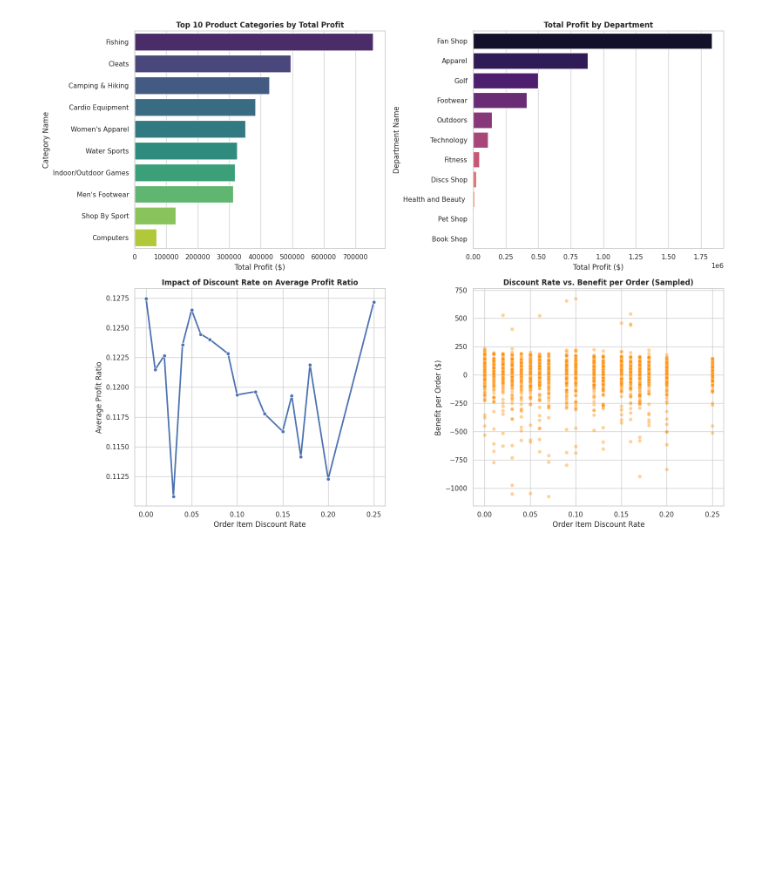
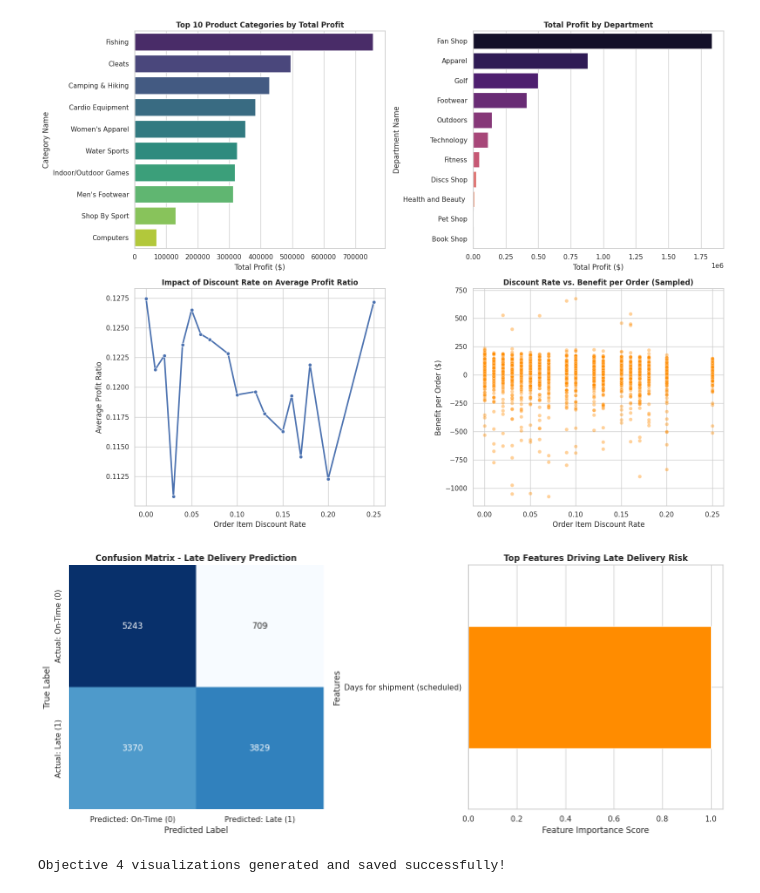
Before and after one commit to Ravna95/Capstone-Project, a Jupyter notebook: DataCo_Smart_Supply_Chain.ipynb, the cells around one changed output. Saved outputs shown, nothing was run; the diff lists cells and outputs as text; code cells hidden in the pictures; blank space fills up the shorter version.

```diff
--- a/DataCo_Smart_Supply_Chain.ipynb
+++ b/DataCo_Smart_Supply_Chain.ipynb
@@ -741,3 +741,39 @@ Passing `palette` without assigning `hue` is deprecated and will be removed in v
   sns.barplot(
 Analysis complete! Visualizations saved to 'objective_3_analysis.png'.
 [figure]
+# %%
+from sklearn.metrics import confusion_matrix
+import matplotlib.pyplot as plt
+import seaborn as sns
+
+# Set plotting style
+sns.set_theme(style="whitegrid")
+fig, axes = plt.subplots(1, 2, figsize=(14, 6))
+
+# 1. Confusion Matrix Heatmap
+cm = confusion_matrix(y_test, y_pred)
+sns.heatmap(cm, annot=True, fmt='d', cmap='Blues', cbar=False, ax=axes[0],
+            xticklabels=['Predicted: On-Time (0)', 'Predicted: Late (1)'],
+            yticklabels=['Actual: On-Time (0)', 'Actual: Late (1)'])
+axes[0].set_title('Confusion Matrix - Late Delivery Prediction', fontsize=12, fontweight='bold')
+axes[0].set_xlabel('Predicted Label')
+axes[0].set_ylabel('True Label')
+
+# 2. Feature Importance Plot (if using RandomForest)
+if hasattr(model, 'feature_importances_'):
+    importances = model.feature_importances_
+    feature_names = X.columns
+    feat_imp = pd.Series(importances, index=feature_names).sort_values(ascending=True)
+
+    feat_imp.tail(10).plot(kind='barh', ax=axes[1], color='darkorange')
+    axes[1].set_title('Top Features Driving Late Delivery Risk', fontsize=12, fontweight='bold')
+    axes[1].set_xlabel('Feature Importance Score')
+    axes[1].set_ylabel('Features')
+
+plt.tight_layout()
+plt.savefig('objective_4_predictive_results.png', dpi=300)
+plt.show()
+print("Objective 4 visualizations generated and saved successfully!")
+# %% [output]
+[figure, added]
+Objective 4 visualizations generated and saved successfully!
```
